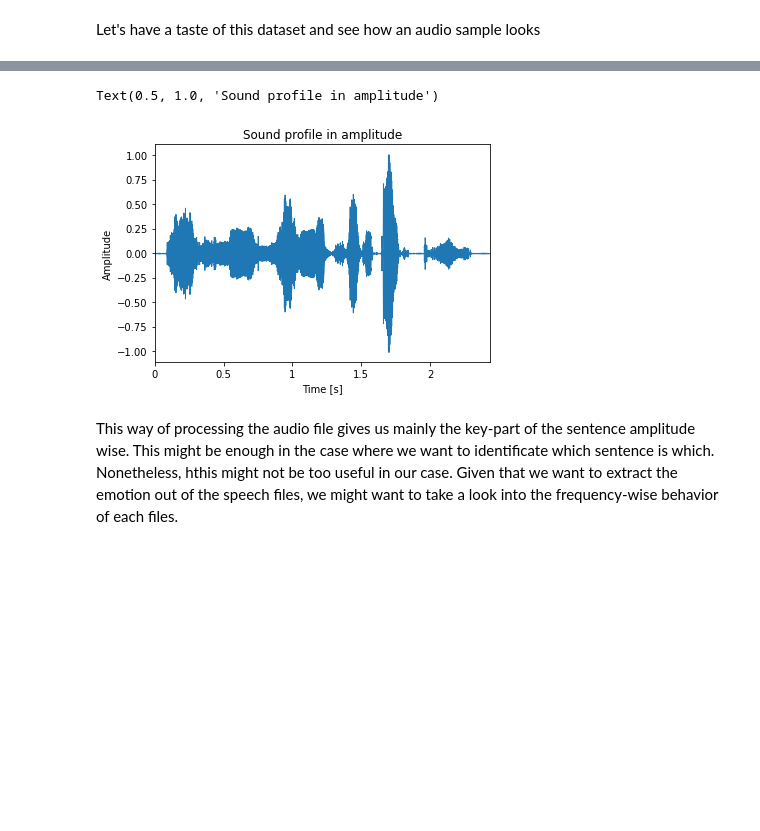
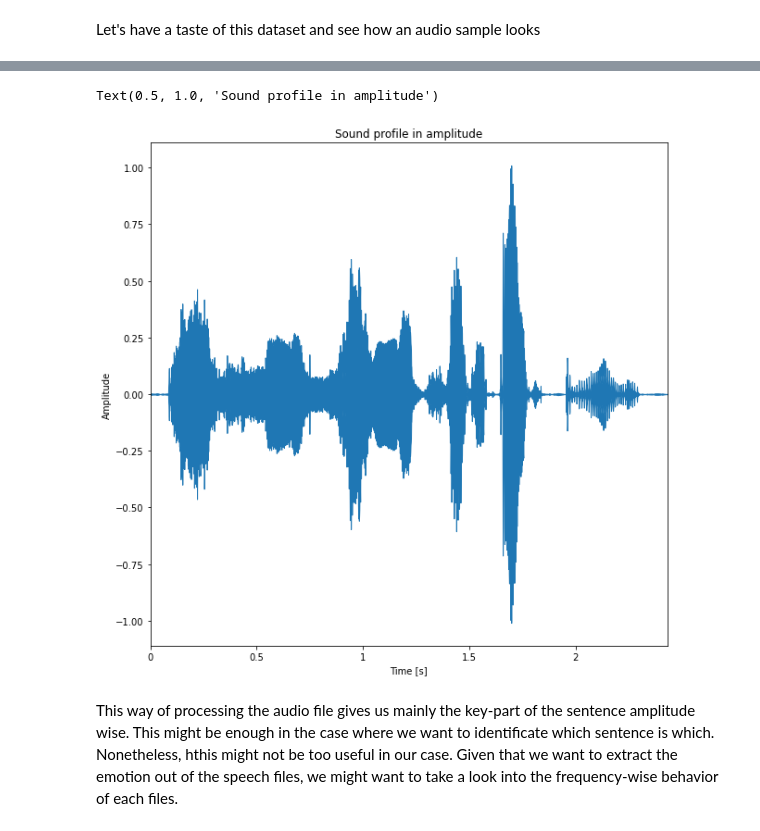
Before and after one commit to peterbonnesoeur/speech-emotion-Emodb, a Jupyter notebook: code/Report_SER.ipynb, the cells around one changed output, grey strips where cells are left out. Cells and saved outputs as stored; diff of their text form; code cells hidden in the pictures; blank space fills up the shorter version.

```diff
--- a/code/Report_SER.ipynb
+++ b/code/Report_SER.ipynb
@@ -166,14 +166,14 @@ Audio(test_file)
 # %%
 test_audio, _ = librosa.load(test_file, sr = SAMPLING_RATE)
 # %%
-fig, ax = plt.subplots()
+fig, ax = plt.subplots(figsize = (10,10))
 plot = librosa.display.waveplot(test_audio, sr = SAMPLING_RATE, ax = ax)
 ax.set_xlabel("Time [s]")
 ax.set_ylabel("Amplitude")
 ax.set_title("Sound profile in amplitude")
 # %% [output]
 Text(0.5, 1.0, 'Sound profile in amplitude')
-[figure, old version]
+[figure, new version]
 # %% [markdown]
 This way of processing the audio file gives us mainly the key-part of the sentence amplitude wise. This might be enough in the case where we want to identificate which sentence is which. Nonetheless, hthis might not be too useful in our case. Given that we want to extract the emotion out of the speech files, we might want to take a look into the frequency-wise behavior of each files.
 # %%
```
Also changed, not shown: parts of 16 cells of this notebook, 11 other files.
